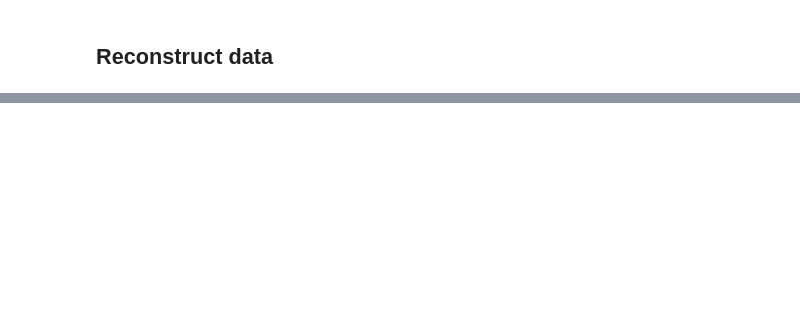
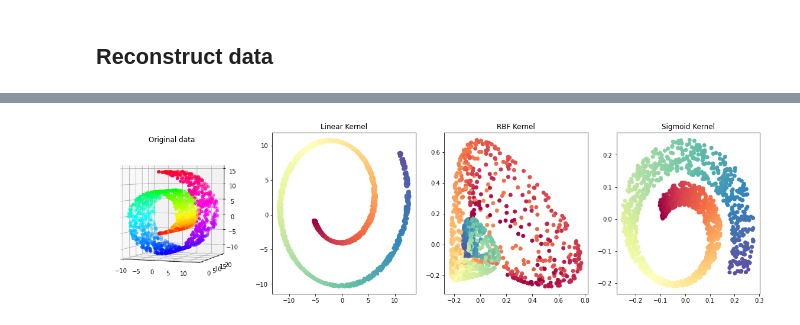
Before and after one commit to chandrusuresh/Hands-On-ML, a Jupyter notebook: Ch8-DimensionalityReduction/DimensionalityReduction.ipynb, the cells around one changed output, grey strips where cells are left out. Cells and saved outputs as stored; diff of their text form; code cells hidden in the pictures; blank space fills up the shorter version.

```diff
--- a/Ch8-DimensionalityReduction/DimensionalityReduction.ipynb
+++ b/Ch8-DimensionalityReduction/DimensionalityReduction.ipynb
@@ -85,0 +107,38 @@ for k in range(3):
+# %%
+from sklearn.decomposition import KernelPCA
+
+lin_pca = PCA(n_components=2)#,kernel="rbf",gamma=0.04)
+X_lin_reduced = lin_pca.fit_transform(X)
+
+rbf_pca = KernelPCA(n_components=2,kernel="rbf",gamma=0.04)
+X_rbf_reduced = rbf_pca.fit_transform(X)
+
+sgm_pca = KernelPCA(n_components=2,kernel="sigmoid",gamma=0.001)
+X_sgm_reduced = sgm_pca.fit_transform(X)
+# %%
+fig = plt.figure(figsize=(20,5))
+
+ax0 = fig.add_subplot(141, projection='3d')
+ax0.scatter(X[:, 0], X[:, 1], X[:, 2], c=color, cmap=plt.cm.hsv)
+ax0.set_title("Original data")
+ax0.view_init(3,-70)
+
+ax1 = fig.add_subplot(142)
+ax1.scatter(X_lin_reduced[:, 0], X_lin_reduced[:, 1], c=color, cmap=plt.cm.Spectral)
+ax1.axis('tight')
+# ax1.set_xticks([]), plt.yticks([])
+ax1.set_title('Linear Kernel')
+
+ax2 = fig.add_subplot(143)
+ax2.scatter(X_rbf_reduced[:, 0], X_rbf_reduced[:, 1], c=color, cmap=plt.cm.Spectral)
+ax2.axis('tight')
+# ax2.xticks([]), plt.yticks([])
+ax2.set_title('RBF Kernel')
+
+ax3 = fig.add_subplot(144)
+ax3.scatter(X_sgm_reduced[:, 0], X_sgm_reduced[:, 1], c=color, cmap=plt.cm.Spectral)
+ax3.axis('tight')
+# ax3.xticks([]), plt.yticks([])
+ax3.set_title('Sigmoid Kernel');
+# %% [output]
+[figure, added]
```
Also changed, not shown: parts of 11 cells of this notebook.
